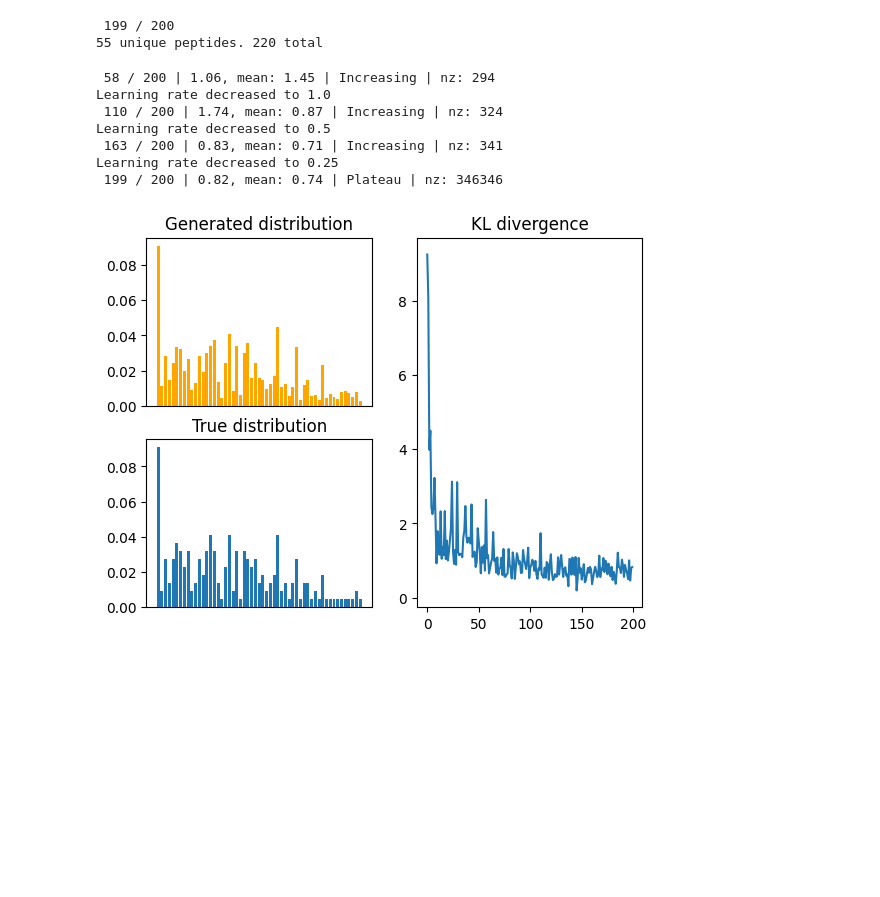
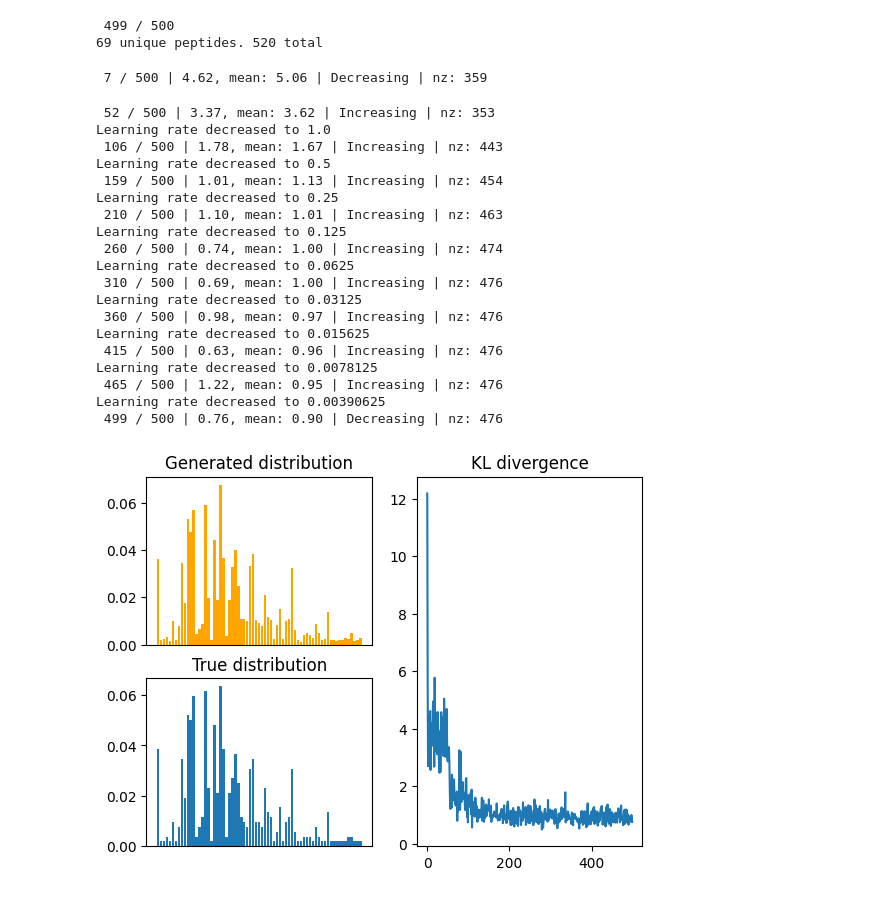
Before and after one commit to ErikHartman/disassembly, a Jupyter notebook: src/weight_estimation.ipynb, the cells around one changed output. Saved outputs shown, nothing was run; the diff lists cells and outputs as text; code cells hidden in the pictures; blank space fills up the shorter version.

```diff
--- a/src/weight_estimation.ipynb
+++ b/src/weight_estimation.ipynb
@@ -17,63 +17,76 @@ enzymes = enzyme_set(
 P, sequence_graph = simulate_proteolysis(
     pr39,
     n_start=20,
-    n_generate=200,
-    endo_or_exo_probability=[0.5, 0.5],
+    n_generate=500,
+    endo_or_exo_probability=[0.1, 0.9],
     enzymes=enzymes,
 )
 # %% [output]
- 199 / 200
-55 unique peptides. 220 total
+ 499 / 500
+69 unique peptides. 520 total
 # %%
 from disassembly.estimate_weights import estimate_weights
 
 G, kls, generated, weights = estimate_weights(
     P=P,
     meta_enzyme=enzymes.meta_enzyme,
-    exo_mult_factor=1,
+    exo_mult_factor=10,
     lr=2,
-    n_iterations=200,
+    n_iterations=500,
     N_T=200,
     alpha=0.05,
 )
 
 fig, axs = plt.subplot_mosaic(
     [["generated", "kl"], ["true", "kl"]], width_ratios=[2, 2]
 )
 
 generated_sum = {k: 0 for k in generated[0].keys()}
 
 for p_generated in [
     generated[i]
     for i in range(
         len(generated.keys()) - int(len(generated.keys()) / 20), len(generated.keys())
     )
 ]:
     for k, v in p_generated.items():
         generated_sum[k] += v / 20
 
 axs["true"].bar(P.keys(), [v / sum(P.values()) for v in P.values()])
 axs["generated"].bar(
     generated_sum.keys(),
     [v / sum(generated_sum.values()) for v in generated_sum.values()],
     color="orange",
 )
 axs["kl"].plot(kls)
 axs["true"].set_title("True distribution")
 axs["generated"].set_title(f"Generated distribution")
 axs["kl"].set_title("KL divergence")
 axs["true"].set_xticks([])
 axs["generated"].set_xticks([])
 plt.show()
 # %% [output]
- 58 / 200 | 1.06, mean: 1.45 | Increasing | nz: 294
-Learning rate decreased to 1.0
- 110 / 200 | 1.74, mean: 0.87 | Increasing | nz: 324
-Learning rate decreased to 0.5
- 163 / 200 | 0.83, mean: 0.71 | Increasing | nz: 341
-Learning rate decreased to 0.25
- 199 / 200 | 0.82, mean: 0.74 | Plateau | nz: 346346
+ 7 / 500 | 4.62, mean: 5.06 | Decreasing | nz: 359
+ 52 / 500 | 3.37, mean: 3.62 | Increasing | nz: 353
+Learning rate decreased to 1.0
+ 106 / 500 | 1.78, mean: 1.67 | Increasing | nz: 443
+Learning rate decreased to 0.5
+ 159 / 500 | 1.01, mean: 1.13 | Increasing | nz: 454
+Learning rate decreased to 0.25
+ 210 / 500 | 1.10, mean: 1.01 | Increasing | nz: 463
+Learning rate decreased to 0.125
+ 260 / 500 | 0.74, mean: 1.00 | Increasing | nz: 474
+Learning rate decreased to 0.0625
+ 310 / 500 | 0.69, mean: 1.00 | Increasing | nz: 476
+Learning rate decreased to 0.03125
+ 360 / 500 | 0.98, mean: 0.97 | Increasing | nz: 476
+Learning rate decreased to 0.015625
+ 415 / 500 | 0.63, mean: 0.96 | Increasing | nz: 476
+Learning rate decreased to 0.0078125
+ 465 / 500 | 1.22, mean: 0.95 | Increasing | nz: 476
+Learning rate decreased to 0.00390625
+ 499 / 500 | 0.76, mean: 0.90 | Decreasing | nz: 476
-[figure, old version]
+[figure, new version]
 # %%
 import numpy as np
 
```
Also changed, not shown: parts of 7 cells of this notebook, 7 other files.
